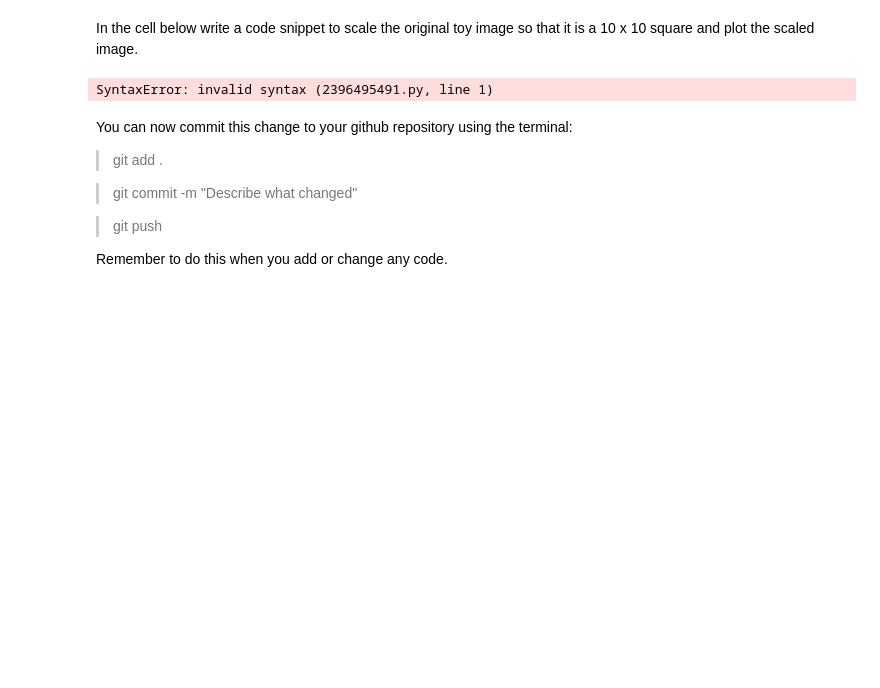
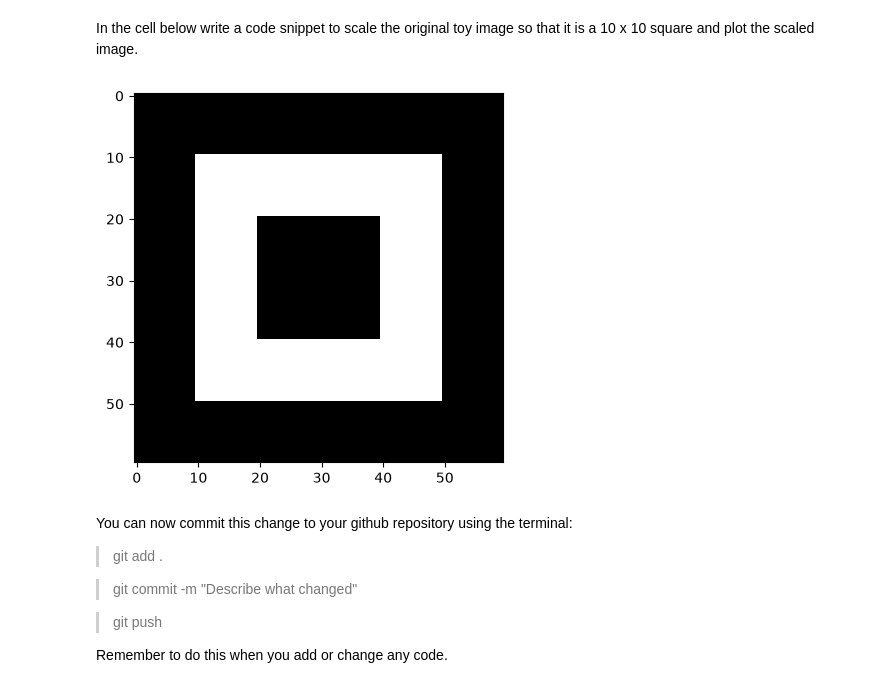
Before and after one commit to Sdoge11/Digital-Skills, a Jupyter notebook: image-process-opencv.ipynb, the cells around one changed output. Cells and saved outputs as stored; diff of their text form; code cells hidden in the pictures; blank space fills up the shorter version.

Commit message:
scaled image to 10*10

```diff
--- a/image-process-opencv.ipynb
+++ b/image-process-opencv.ipynb
@@ -127,9 +127,11 @@ plt.show()
 # %% [markdown]
 In the cell below write a code snippet to scale the original toy image so that it is a 10 x 10 square and plot the scaled image.
 # %%
-toy_10by10 =
+toy_10by10 = cv2.resize(toy_image,None,fx=10, fy=10, interpolation = cv2.INTER_NEAREST )
+plt.imshow(toy_10by10,cmap='gray')
+plt.show()
 # %% [output]
-SyntaxError: invalid syntax (2396495491.py, line 1)
+[figure, added]
 # %% [markdown]
 You can now commit this change to your github repository using the terminal:
 
```
